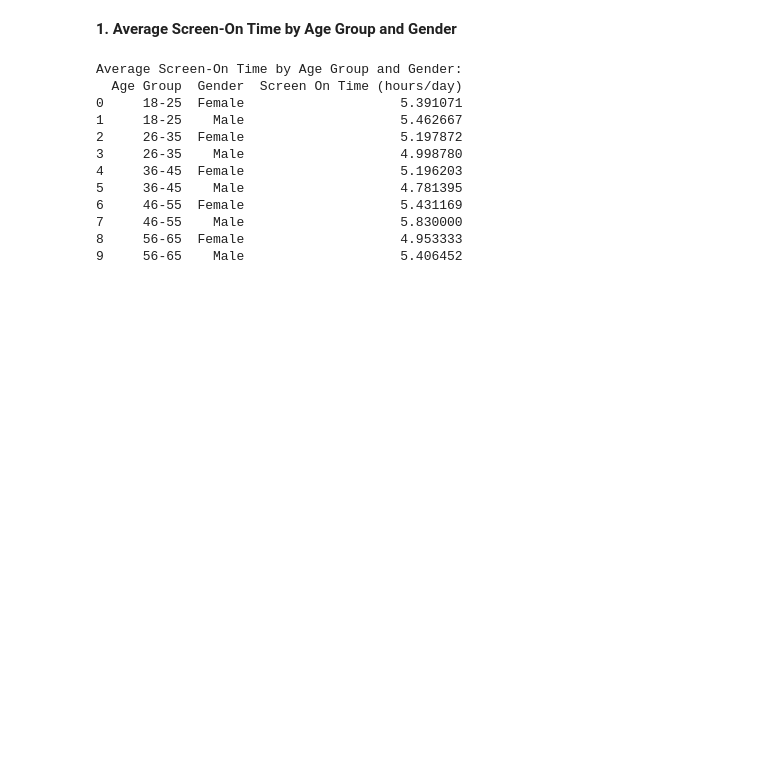
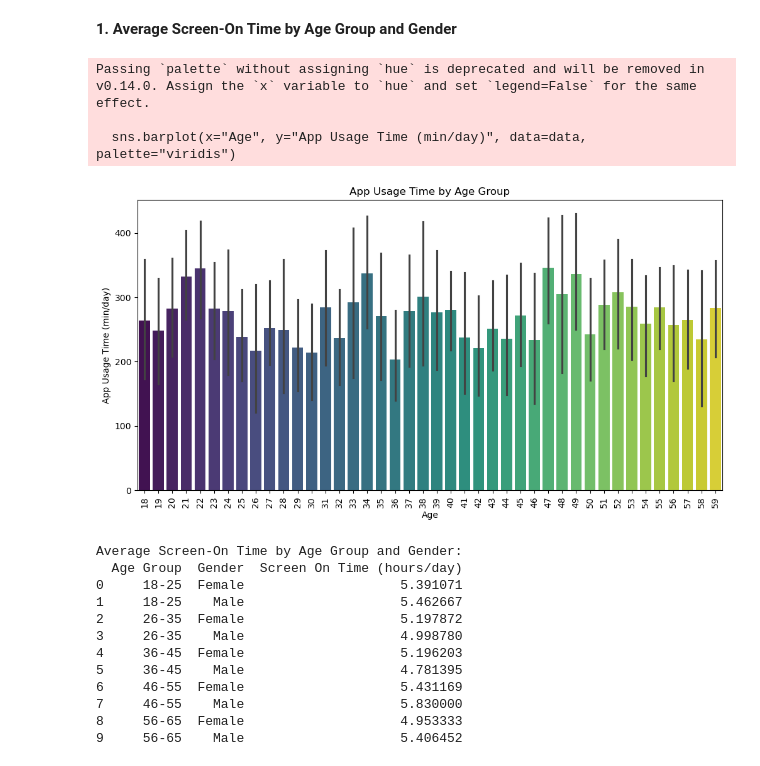
Before and after one commit to kkerychka/Project-B10-KAGGLE---Mobile-Device-Usage-and-User-Behavior-Dataset, a Jupyter notebook: B10.ipynb, the cells around one changed output. Cells and saved outputs as stored; diff of their text form; code cells hidden in the pictures; blank space fills up the shorter version.

```diff
--- a/B10.ipynb
+++ b/B10.ipynb
@@ -204,6 +237,19 @@ User Behavior Class           0
 # Goal 1: Analyze User Behavior Patterns
 # %% [markdown]
 **1. Average Screen-On Time by Age Group and Gender**
+# %%
+plt.figure(figsize=(12, 6))
+sns.barplot(x="Age", y="App Usage Time (min/day)", data=data, palette="viridis")
+plt.title("App Usage Time by Age Group")
+plt.xlabel("Age")
+plt.ylabel("App Usage Time (min/day)")
+plt.xticks(rotation=90)  # Rotate x-axis labels for better readability
+plt.show()
+# %% [output]
+Passing `palette` without assigning `hue` is deprecated and will be removed in v0.14.0. Assign the `x` variable to `hue` and set `legend=False` for the same effect.
+
+  sns.barplot(x="Age", y="App Usage Time (min/day)", data=data, palette="viridis")
+[figure, added]
 # %%
 # Create a new categorical column 'Age Group' based on the 'Age' column
 data['Age Group'] = pd.cut(
```
Also changed, not shown: parts of 11 cells of this notebook.
